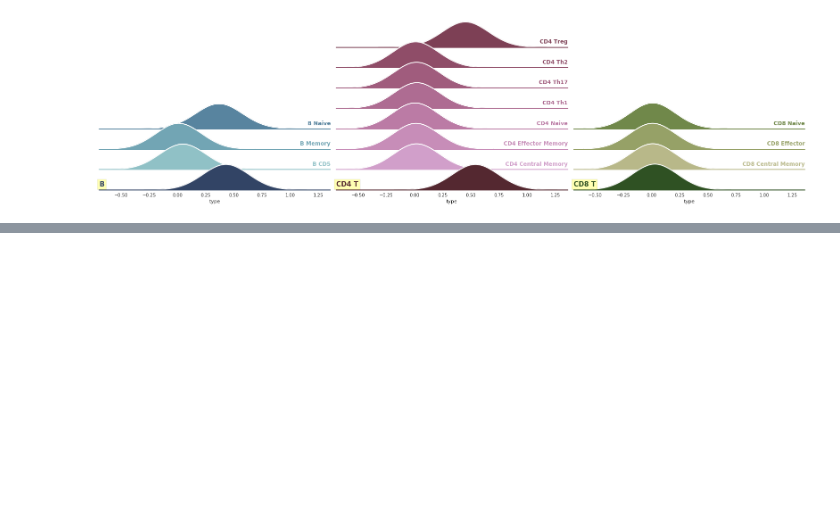
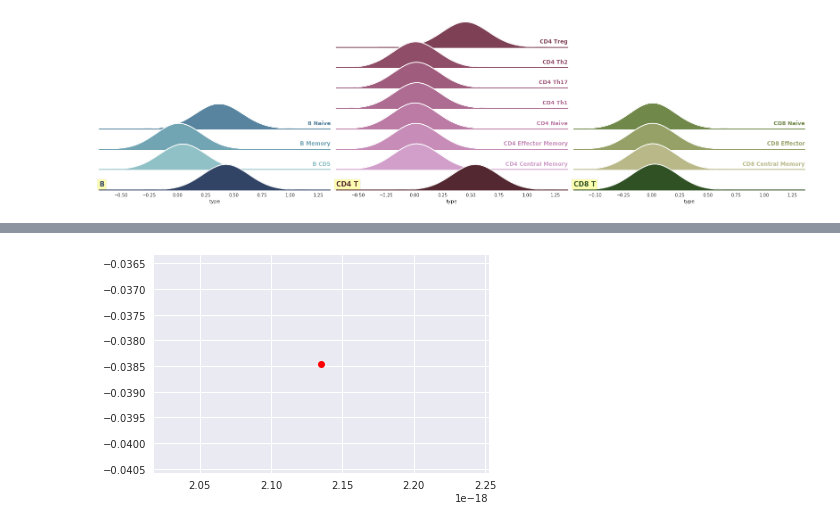
Before and after one commit to hammerlab/immune-infiltrate-explorations, a Jupyter notebook: model-single-origin-samples/2.1.2 Standard result processing.ipynb, the cells around one changed output, grey strips where cells are left out. Saved outputs shown, nothing was run; the diff lists cells and outputs as text; code cells hidden in the pictures; blank space fills up the shorter version.

```diff
--- a/model-single-origin-samples/2.1.2 Standard result processing.ipynb
+++ b/model-single-origin-samples/2.1.2 Standard result processing.ipynb
@@ -900,0 +1033,11 @@ original size: [ 22.5   4. ]
+# %%
+# try to reverse engineer kde values
+tmpax = g.axes[1][1]
+linedata = tmpax.get_lines()[0].get_data()
+pathdata = tmpax.collections[-1].get_paths()
+newf,newax = plt.subplots()
+for path in pathdata:
+    x, y = path.vertices.mean(axis=0)
+    newax.plot(x, y, "ro")
+# %% [output]
+[figure, added]
```
Also changed, not shown: parts of 18 cells of this notebook.
